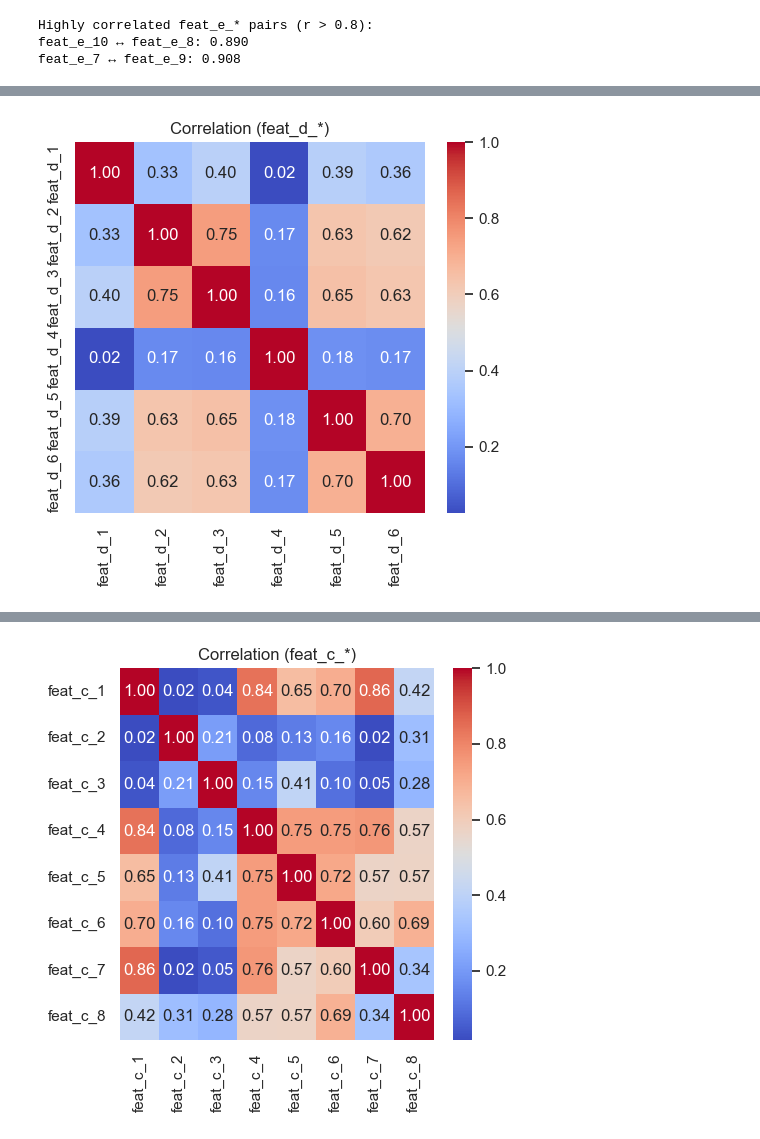
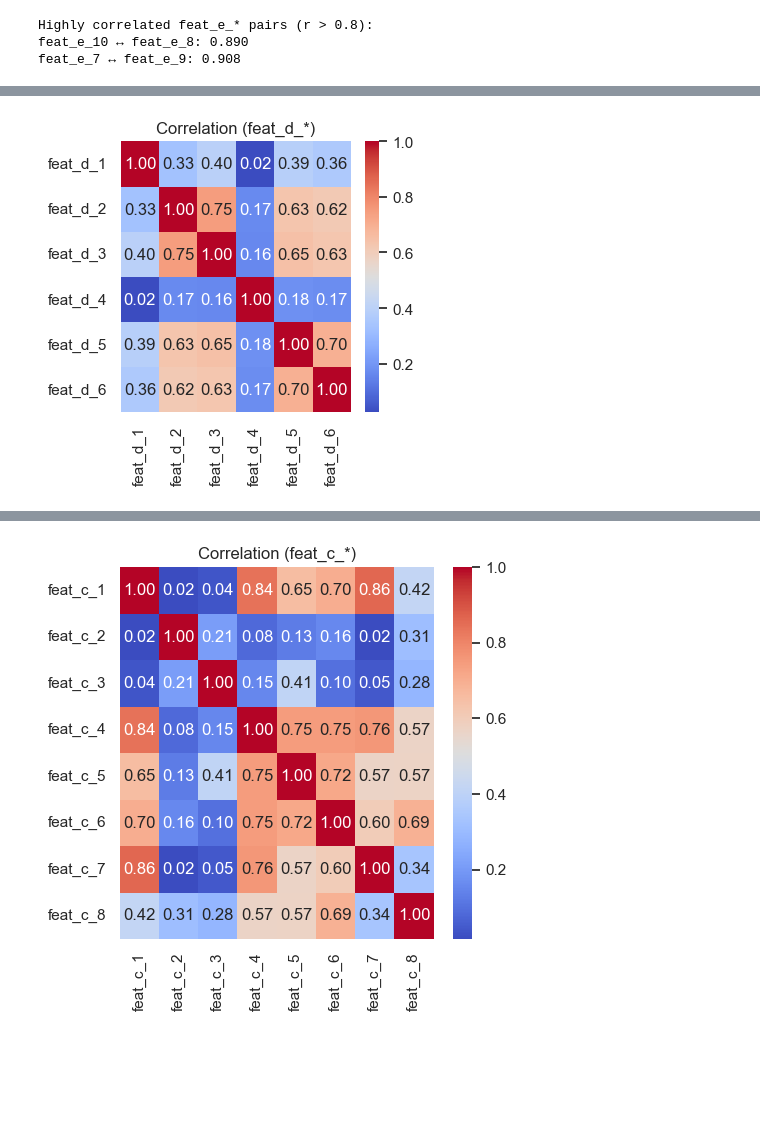
Before and after one commit to siahwang/ctr-click-prediction, a Jupyter notebook: notebooks/01_EDA.ipynb, the cells around one changed output, grey strips where cells are left out. Cells and saved outputs as stored; diff of their text form; code cells hidden in the pictures; blank space fills up the shorter version.

```diff
--- a/notebooks/01_EDA.ipynb
+++ b/notebooks/01_EDA.ipynb
@@ -150,18 +157,17 @@ def convert_to_category(df, cols):
             out[c] = out[c].astype("Float64").round().astype("Int64").astype("category")
     return out
 
-# Categorical columns
 cat_cols = ["gender", "age_group", "inventory_id", "day_of_week", "hour"]
 
 l_feat_discrete = [
-    'l_feat_1', 'l_feat_2', 'l_feat_3', 'l_feat_4', 'l_feat_8', 'l_feat_13',
-    'l_feat_16', 'l_feat_18', 'l_feat_19', 'l_feat_20', 'l_feat_21',
-    'l_feat_22', 'l_feat_23', 'l_feat_24', 'l_feat_26', 'l_feat_27'
+    'l_feat_1','l_feat_2','l_feat_3','l_feat_4','l_feat_8','l_feat_13',
+    'l_feat_16','l_feat_18','l_feat_19','l_feat_20','l_feat_21',
+    'l_feat_22','l_feat_23','l_feat_24','l_feat_26','l_feat_27'
 ]
 
-# Apply conversion
-train_df = convert_to_category(train_df, cat_cols + l_feat_discrete)
-valid_df = convert_to_category(valid_df, cat_cols + l_feat_discrete)
+train_df   = convert_to_category(train_df,   cat_cols + l_feat_discrete)
+valid_df   = convert_to_category(valid_df,   cat_cols + l_feat_discrete)
+holdout_df = convert_to_category(holdout_df, cat_cols + l_feat_discrete)
 # %%
 # Identify l_feat_* variables treated as continuous
 l_feat_continuous = [
@@ -227,3 +209,11 @@ Dropped columns still in valid: []
+# %%
+# Remove columns with minimal predictive value
+# - l_feat_2, l_feat_13: Almost no CTR distribution difference between groups
+# - l_feat_20, l_feat_23: Single unique value only (no variance)
+columns_to_drop = ['l_feat_2', 'l_feat_13', 'l_feat_20', 'l_feat_23']
+
+for df in (train_df, valid_df, holdout_df):
+    df.drop(columns=columns_to_drop, errors='ignore', inplace=True)
 # %%
 # l_feat_continuous - Missing value ratio
 na_ratio_cont = train_df[l_feat_continuous].isnull().mean().sort_values(ascending=False)
@@ -259,22 +249,25 @@ dtype: float64
 # %%
-# Drop highly correlated or near-constant columns
+# Drop perfectly correlated or near-constant columns
+
+corr_value = train_df[['l_feat_9', 'l_feat_17']].corr().iloc[0, 1]
+print(f"Correlation between l_feat_9 and l_feat_17: {corr_value:.4f}")
 
 # l_feat_9 and l_feat_17: perfectly correlated --> drop one
-corr_value = train_df[['l_feat_9', 'l_feat_17']].corr().iloc[0, 1]
-print(f"Correlation between l_feat_9 and l_feat_17: {corr_value:.4f}")
-train_df.drop(columns=['l_feat_17'], inplace=True)
+# l_feat_25: CTR distribution nearly identical to another variable → low predictive value
 
-# l_feat_25: CTR distribution nearly identical to another variable → low predictive value
-train_df.drop(columns=['l_feat_25'], inplace=True)
-valid_df.drop(columns=['l_feat_17', 'l_feat_25'], errors='ignore', inplace=True)
+for df in (train_df, valid_df, holdout_df):
+    df.drop(columns=['l_feat_17', 'l_feat_25'], errors='ignore', inplace=True)
 # %% [output]
 Correlation between l_feat_9 and l_feat_17: 1.0000
 # %%
 # Convert continuous l_feat_* columns to integer (based on observed value distribution)
 int_cols = ['l_feat_5', 'l_feat_6', 'l_feat_7', 'l_feat_9', 'l_feat_10',
             'l_feat_11', 'l_feat_12', 'l_feat_14', 'l_feat_15']
-train_df[int_cols] = train_df[int_cols].astype('int')
-valid_df[int_cols] = valid_df[int_cols].astype('int')
+
+for df in (train_df, valid_df, holdout_df):
+    for c in int_cols:
+        if c in df.columns:
+            df[c] = pd.to_numeric(df[c], errors='coerce').astype('Int64')
 # %%
 # Plot histograms for l_feat_* integer features (2 plots per row)
 import matplotlib.pyplot as plt
@@ -430,30 +431,30 @@ plt.show()
 # %%
 # 3. Correlation matrix and high-corr pairs
 import numpy as np
 
 corr_matrix = train_df[feat_d_cols].corr().abs()
-plt.figure(figsize=(5,5))
+plt.figure(figsize=(4,4))
 sns.heatmap(corr_matrix, annot=True, fmt=".2f", cmap="coolwarm")
 plt.title("Correlation (feat_d_*)")
 plt.tight_layout()
 plt.show()
 
 # Print only if high correlation exists
 np.fill_diagonal(corr_matrix.values, 0)
 threshold = 0.8
 high_corr = np.where(corr_matrix > threshold)
 printed = set()
 results = []
 
 for i, j in zip(*high_corr):
     pair = tuple(sorted((corr_matrix.index[i], corr_matrix.columns[j])))
     if pair not in printed:
         printed.add(pair)
         results.append((pair[0], pair[1], corr_matrix.iloc[i, j]))
 
 if results:
     print("Highly correlated feat_d_* pairs (r > 0.8):")
     for a, b, r in results:
         print(f"{a} ↔ {b}: {r:.3f}")
 # %% [output]
-[figure, old version]
+[figure, new version]
```
Also changed, not shown: parts of 78 cells of this notebook.
